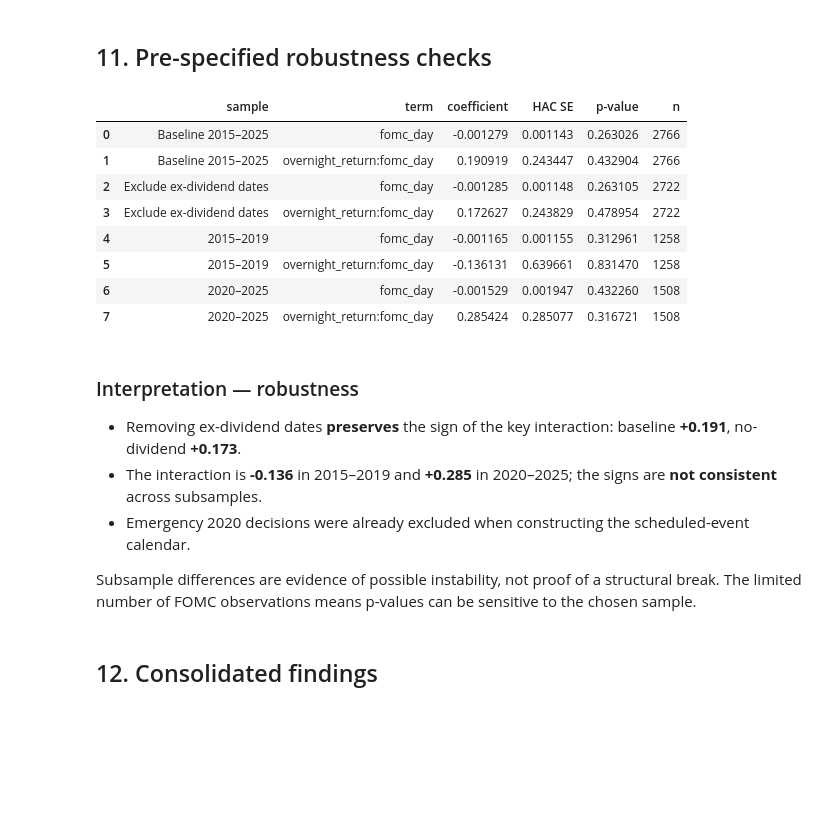
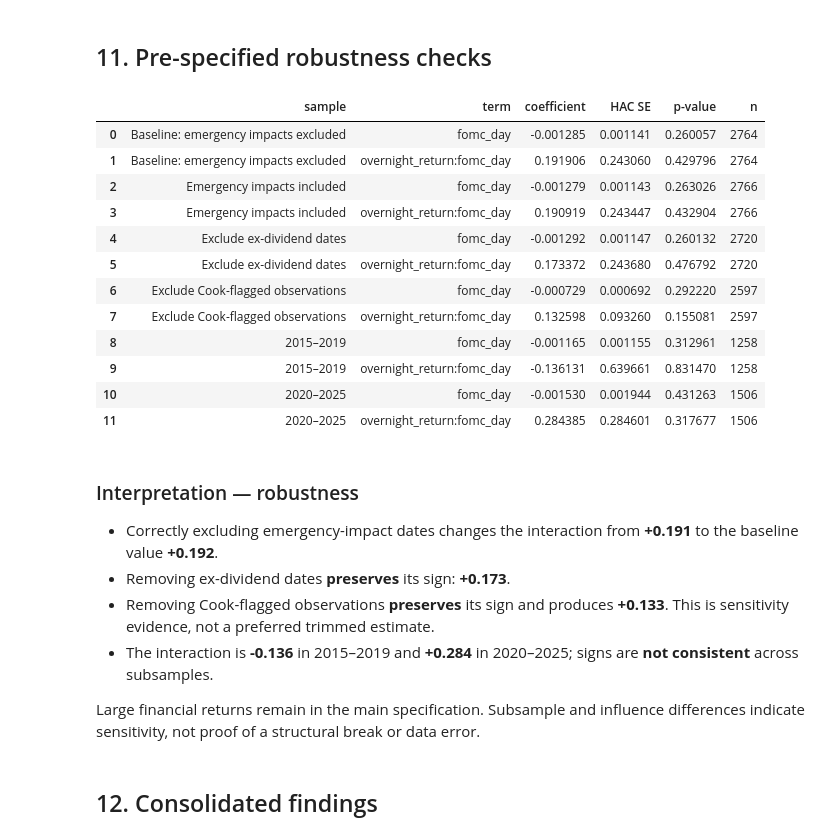
Before and after one commit to lebaoann05-ops/fomc-price-discovery, a Jupyter notebook: output/jupyter-notebook/fomc_data_and_models.ipynb, the cells around one changed output. Saved outputs shown, nothing was run; the diff lists cells and outputs as text; code cells hidden in the pictures; blank space fills up the shorter version.

Commit message:
Add data-cleaning and influence diagnostics

```diff
--- a/output/jupyter-notebook/fomc_data_and_models.ipynb
+++ b/output/jupyter-notebook/fomc_data_and_models.ipynb
@@ -412,7 +536,7 @@ formula_1 = (
     "intraday_return ~ overnight_return + fomc_day "
     "+ overnight_return:fomc_day + " + calendar_controls
 )
-model_1 = fit_hac(formula_1, analysis)
+model_1 = fit_hac(formula_1, model_sample)
 terms_1 = ["overnight_return", "fomc_day", "overnight_return:fomc_day", "lagged_return", "lagged_vix_z"]
 table_1 = result_table(model_1, terms_1)
 display(table_1)
@@ -497,7 +668,7 @@ formula_3 = (
     "+ overnight_return:hike + overnight_return:cut + overnight_return:hold "
     "+ " + calendar_controls
 )
-model_3 = fit_hac(formula_3, analysis)
+model_3 = fit_hac(formula_3, model_sample)
 terms_3 = [
     "overnight_return", "hike", "cut", "hold",
     "overnight_return:hike", "overnight_return:cut", "overnight_return:hold",
@@ -512,7 +683,7 @@ for decision in ["hike", "cut", "hold"]:
     level_p = model_3.pvalues[decision]
     interaction = model_3.params[f"overnight_return:{decision}"]
     interaction_p = model_3.pvalues[f"overnight_return:{decision}"]
-    n_events = int(analysis[decision].sum())
+    n_events = int(model_sample[decision].sum())
     interpretation_lines.append(
         f"- **{decision.title()} ({n_events} events):** conditional intraday shift "
         f"= **{level_bp:+.2f} bp** (p = {level_p:.3f}); slope change "
@@ -611,69 +782,86 @@ display(Markdown(
 # %% [markdown]
 ## 11. Pre-specified robustness checks
 # %%
-# Check A: remove SPY ex-dividend dates.
-model_no_dividend = fit_hac(formula_1, analysis.loc[analysis["ex_dividend"] == 0])
+# Check A: include emergency-event impact dates to measure contamination sensitivity.
+model_with_emergency = fit_hac(formula_1, analysis)
 
-# Check B: estimate the baseline separately before and after 2020.
-model_pre2020 = fit_hac(formula_1, analysis.loc[:"2019-12-31"])
-model_post2020 = fit_hac(formula_1, analysis.loc["2020-01-01":])
+# Check B: remove SPY ex-dividend dates from the already-clean baseline sample.
+model_no_dividend = fit_hac(formula_1, model_sample.loc[model_sample["ex_dividend"] == 0])
+
+# Check C: remove Cook's-distance flagged observations only as a sensitivity analysis.
+model_no_influential = fit_hac(formula_1, model_sample.drop(index=influential_dates))
+
+# Check D: estimate the baseline separately before and after 2020.
+model_pre2020 = fit_hac(formula_1, model_sample.loc[:"2019-12-31"])
+model_post2020 = fit_hac(formula_1, model_sample.loc["2020-01-01":])
 
 key_terms = ["fomc_day", "overnight_return:fomc_day"]
 robustness_rows = []
 for label, result in {
-    "Baseline 2015–2025": model_1,
+    "Baseline: emergency impacts excluded": model_1,
+    "Emergency impacts included": model_with_emergency,
     "Exclude ex-dividend dates": model_no_dividend,
+    "Exclude Cook-flagged observations": model_no_influential,
     "2015–2019": model_pre2020,
     "2020–2025": model_post2020,
 }.items():
     for term in key_terms:
         robustness_rows.append({
             "sample": label,
             "term": term,
             "coefficient": result.params[term],
             "HAC SE": result.bse[term],
             "p-value": result.pvalues[term],
             "n": int(result.nobs),
         })
 
 robustness = pd.DataFrame(robustness_rows)
 display(robustness)
 robustness.to_csv(TABLE_DIR / "model_1_robustness.csv", index=False)
 
 baseline_delta = model_1.params["overnight_return:fomc_day"]
+emergency_delta = model_with_emergency.params["overnight_return:fomc_day"]
 no_div_delta = model_no_dividend.params["overnight_return:fomc_day"]
+no_influence_delta = model_no_influential.params["overnight_return:fomc_day"]
 pre_delta = model_pre2020.params["overnight_return:fomc_day"]
 post_delta = model_post2020.params["overnight_return:fomc_day"]
 
 same_div_sign = np.sign(baseline_delta) == np.sign(no_div_delta)
+same_influence_sign = np.sign(baseline_delta) == np.sign(no_influence_delta)
 same_period_sign = np.sign(pre_delta) == np.sign(post_delta)
 display(Markdown(
     f"""### Interpretation — robustness
 
-- Removing ex-dividend dates **{'preserves' if same_div_sign else 'changes'}** the sign of the key interaction: baseline **{baseline_delta:+.3f}**, no-dividend **{no_div_delta:+.3f}**.
-- The interaction is **{pre_delta:+.3f}** in 2015–2019 and **{post_delta:+.3f}** in 2020–2025; the signs are **{'consistent' if same_period_sign else 'not consistent'}** across subsamples.
-- Emergency 2020 decisions were already excluded when constructing the scheduled-event calendar.
+- Correctly excluding emergency-impact dates changes the interaction from **{emergency_delta:+.3f}** to the baseline value **{baseline_delta:+.3f}**.
+- Removing ex-dividend dates **{'preserves' if same_div_sign else 'changes'}** its sign: **{no_div_delta:+.3f}**.
+- Removing Cook-flagged observations **{'preserves' if same_influence_sign else 'changes'}** its sign and produces **{no_influence_delta:+.3f}**. This is sensitivity evidence, not a preferred trimmed estimate.
+- The interaction is **{pre_delta:+.3f}** in 2015–2019 and **{post_delta:+.3f}** in 2020–2025; signs are **{'consistent' if same_period_sign else 'not consistent'}** across subsamples.
 
-Subsample differences are evidence of possible instability, not proof of a structural break. The limited number of FOMC observations means p-values can be sensitive to the chosen sample.
+Large financial returns remain in the main specification. Subsample and influence differences indicate sensitivity, not proof of a structural break or data error.
 """
 ))
 # %% [output]
 |  | sample | term | coefficient | HAC SE | p-value | n |
-| 0 | Baseline 2015–2025 | fomc_day | -0.001279 | 0.001143 | 0.263026 | 2766 |
-| 1 | Baseline 2015–2025 | overnight_return:fomc_day | 0.190919 | 0.243447 | 0.432904 | 2766 |
-| 2 | Exclude ex-dividend dates | fomc_day | -0.001285 | 0.001148 | 0.263105 | 2722 |
-| 3 | Exclude ex-dividend dates | overnight_return:fomc_day | 0.172627 | 0.243829 | 0.478954 | 2722 |
-| 4 | 2015–2019 | fomc_day | -0.001165 | 0.001155 | 0.312961 | 1258 |
-| 5 | 2015–2019 | overnight_return:fomc_day | -0.136131 | 0.639661 | 0.831470 | 1258 |
-| 6 | 2020–2025 | fomc_day | -0.001529 | 0.001947 | 0.432260 | 1508 |
-| 7 | 2020–2025 | overnight_return:fomc_day | 0.285424 | 0.285077 | 0.316721 | 1508 |
+| 0 | Baseline: emergency impacts excluded | fomc_day | -0.001285 | 0.001141 | 0.260057 | 2764 |
+| 1 | Baseline: emergency impacts excluded | overnight_return:fomc_day | 0.191906 | 0.243060 | 0.429796 | 2764 |
+| 2 | Emergency impacts included | fomc_day | -0.001279 | 0.001143 | 0.263026 | 2766 |
+| 3 | Emergency impacts included | overnight_return:fomc_day | 0.190919 | 0.243447 | 0.432904 | 2766 |
+| 4 | Exclude ex-dividend dates | fomc_day | -0.001292 | 0.001147 | 0.260132 | 2720 |
+| 5 | Exclude ex-dividend dates | overnight_return:fomc_day | 0.173372 | 0.243680 | 0.476792 | 2720 |
+| 6 | Exclude Cook-flagged observations | fomc_day | -0.000729 | 0.000692 | 0.292220 | 2597 |
+| 7 | Exclude Cook-flagged observations | overnight_return:fomc_day | 0.132598 | 0.093260 | 0.155081 | 2597 |
+| 8 | 2015–2019 | fomc_day | -0.001165 | 0.001155 | 0.312961 | 1258 |
+| 9 | 2015–2019 | overnight_return:fomc_day | -0.136131 | 0.639661 | 0.831470 | 1258 |
+| 10 | 2020–2025 | fomc_day | -0.001530 | 0.001944 | 0.431263 | 1506 |
+| 11 | 2020–2025 | overnight_return:fomc_day | 0.284385 | 0.284601 | 0.317677 | 1506 |
 ### Interpretation — robustness
 
-- Removing ex-dividend dates **preserves** the sign of the key interaction: baseline **+0.191**, no-dividend **+0.173**.
-- The interaction is **-0.136** in 2015–2019 and **+0.285** in 2020–2025; the signs are **not consistent** across subsamples.
-- Emergency 2020 decisions were already excluded when constructing the scheduled-event calendar.
+- Correctly excluding emergency-impact dates changes the interaction from **+0.191** to the baseline value **+0.192**.
+- Removing ex-dividend dates **preserves** its sign: **+0.173**.
+- Removing Cook-flagged observations **preserves** its sign and produces **+0.133**. This is sensitivity evidence, not a preferred trimmed estimate.
+- The interaction is **-0.136** in 2015–2019 and **+0.284** in 2020–2025; signs are **not consistent** across subsamples.
 
-Subsample differences are evidence of possible instability, not proof of a structural break. The limited number of FOMC observations means p-values can be sensitive to the chosen sample.
+Large financial returns remain in the main specification. Subsample and influence differences indicate sensitivity, not proof of a structural break or data error.
 # %% [markdown]
 ## 12. Consolidated findings
 # %%
```
Also changed, not shown: parts of 10 cells of this notebook, 6 other files.
